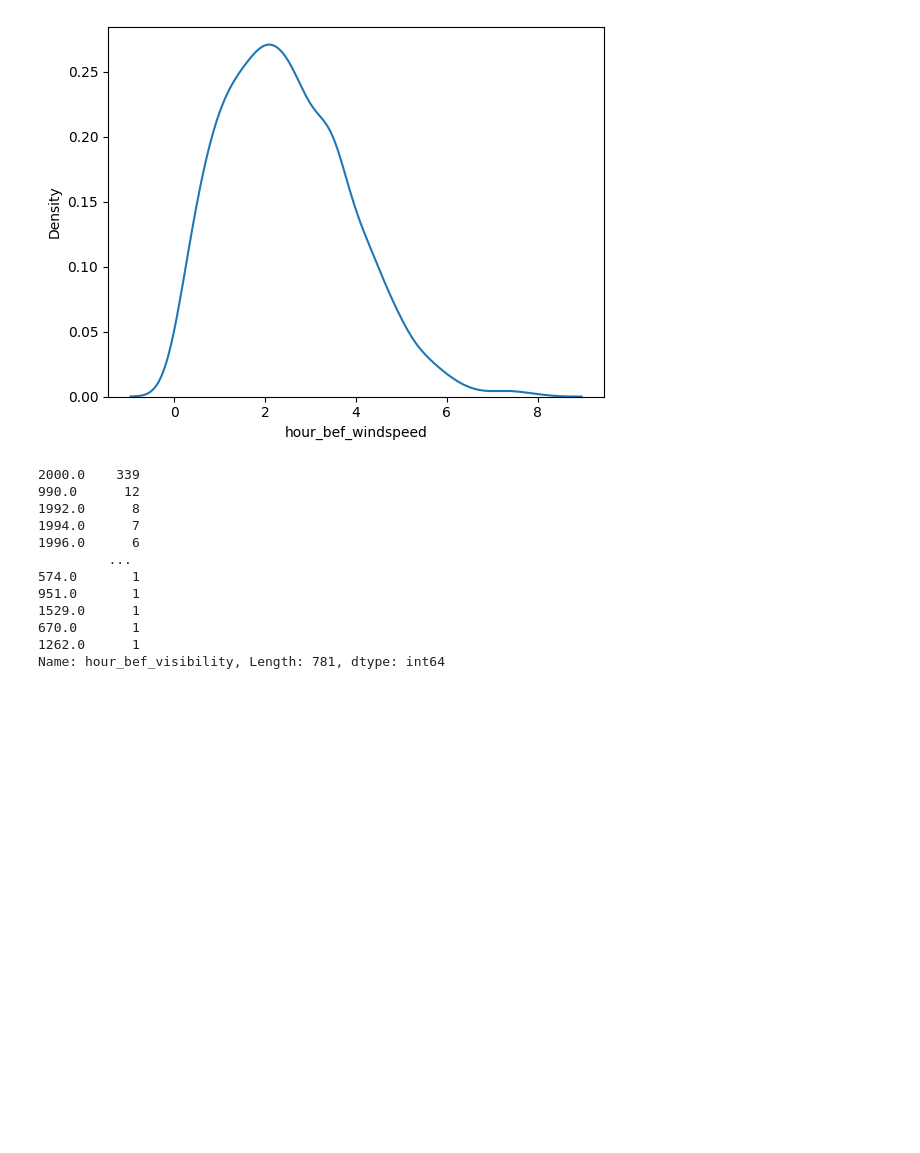
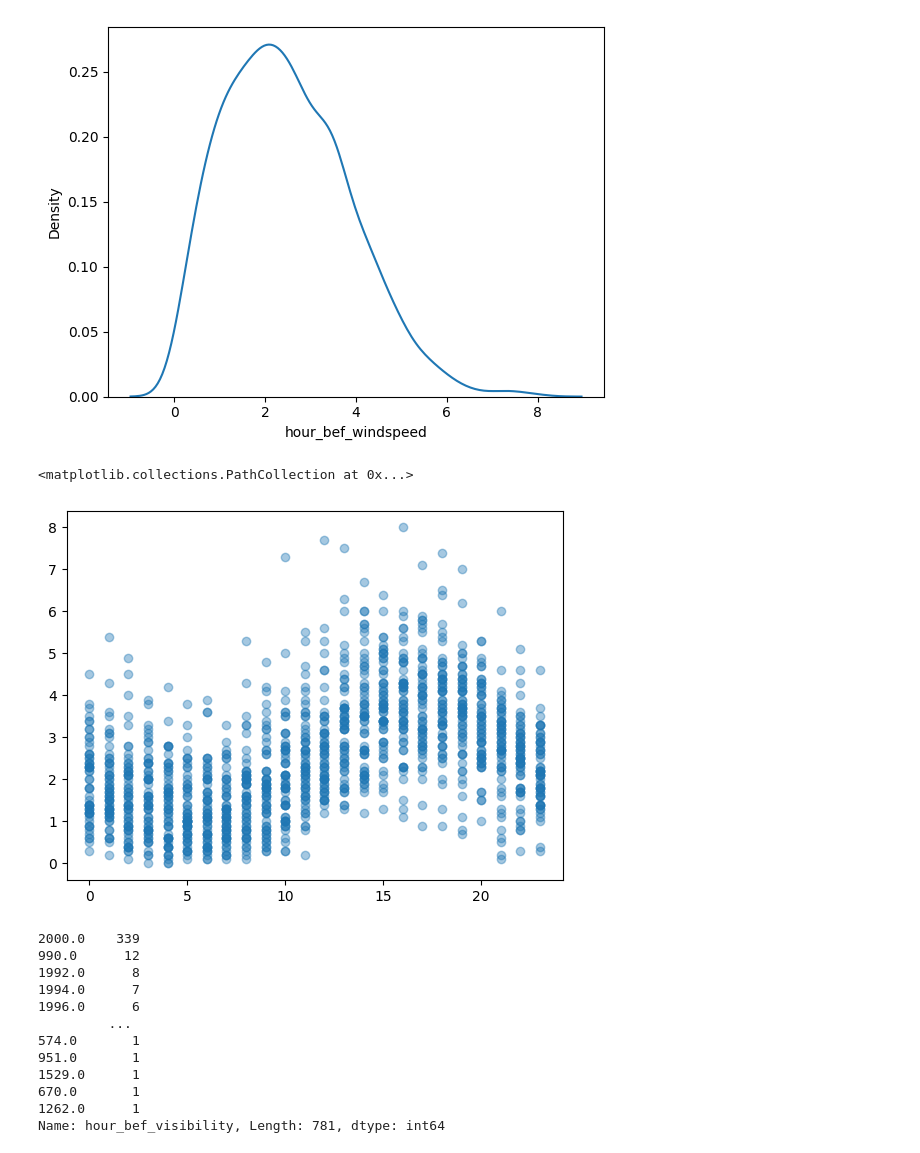
Before and after one commit to Junho65/Kaggle-DACON, a Jupyter notebook: (DACON)서울시 따릉이 대여량 예측 경진대회/work.ipynb, the cells around one changed output. Saved outputs shown, nothing was run; the diff lists cells and outputs as text; code cells hidden in the pictures; blank space fills up the shorter version.

```diff
--- a/(DACON)서울시 따릉이 대여량 예측 경진대회/work.ipynb
+++ b/(DACON)서울시 따릉이 대여량 예측 경진대회/work.ipynb
@@ -94,6 +94,11 @@ sns.kdeplot(train_cpy['hour_bef_windspeed'])
 # %% [output]
 <AxesSubplot:xlabel='hour_bef_windspeed', ylabel='Density'>
 [figure]
+# %%
+plt.scatter('hour','hour_bef_windspeed',data=train_cpy,alpha=.4)
+# %% [output]
+<matplotlib.collections.PathCollection at 0x...>
+[figure, added]
 # %%
 train_cpy['hour_bef_visibility'].value_counts()
 # %% [output]
```
Also changed, not shown: 5 other files.
